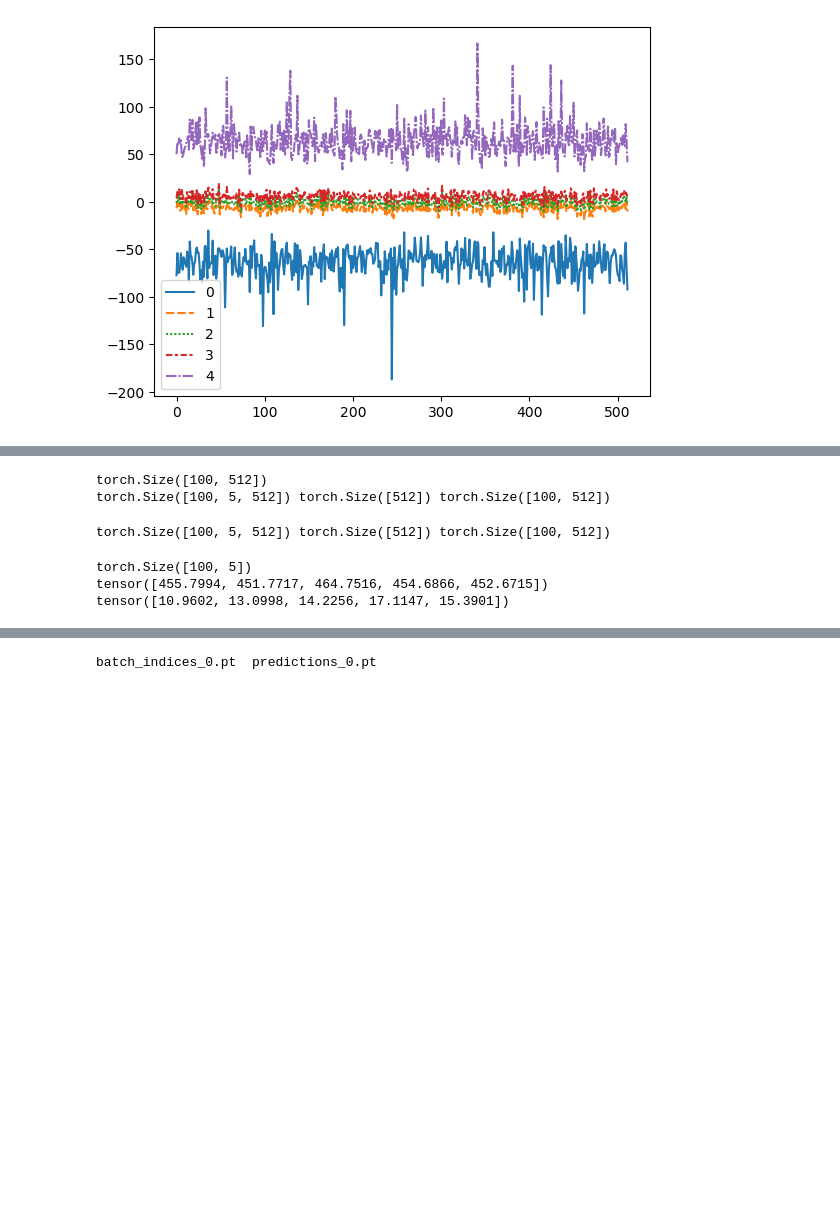
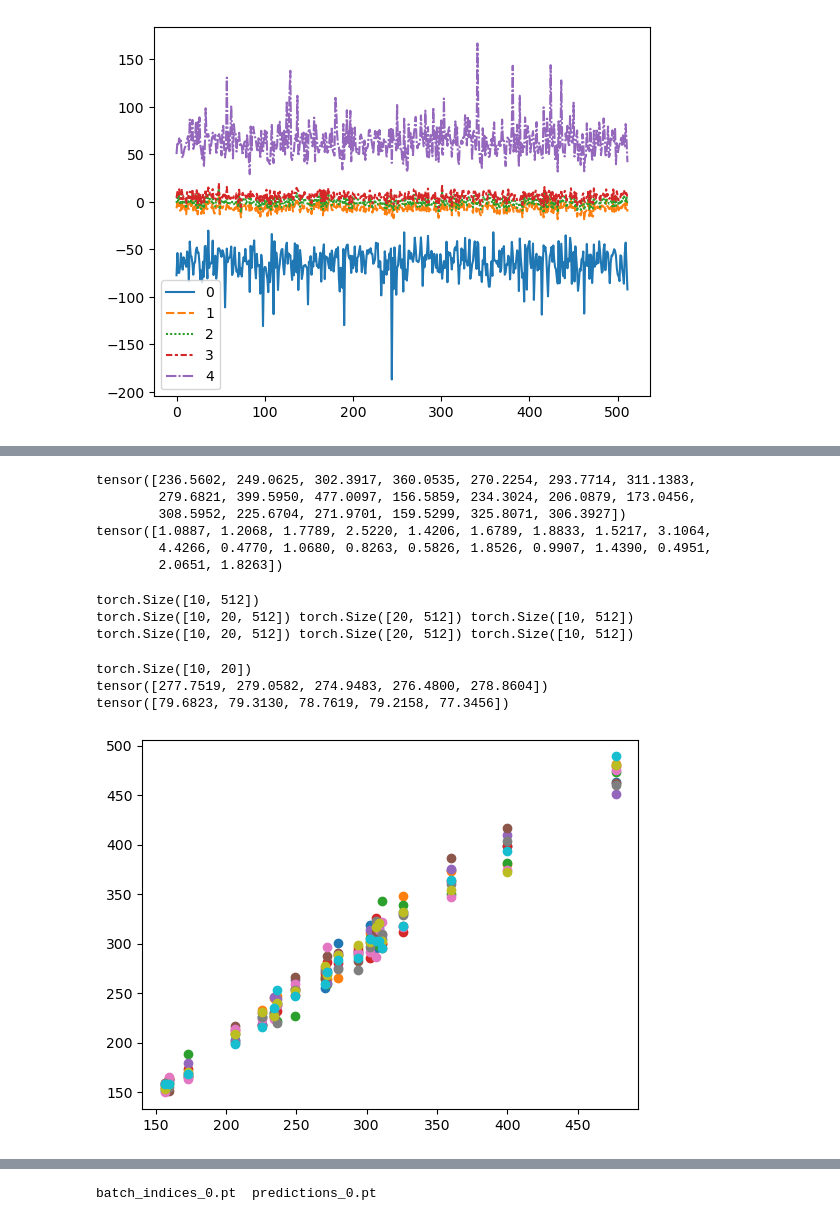
Before and after one commit to ishan-gaur/implicit-cell-model, a Jupyter notebook: var_interp.ipynb, the cells around one changed output, grey strips where cells are left out. Drawn from its saved outputs; the diff is of its cells as text; code cells hidden in the pictures; blank space fills up the shorter version.

```diff
--- a/var_interp.ipynb
+++ b/var_interp.ipynb
@@ -13,9 +13,8 @@ from LightningModules import AutoEncoder, FUCCIDataModule
 import lightning.pytorch as pl
 from lightning.pytorch.callbacks import BasePredictionWriter
 # %%
-scale = 0.5
 samples_ct = 10
-replicates = 10
+replicates = 20
 save_path = Path("/data/ishang/nb_data/")
 data_path = Path("/data/ishang/Fucci-dataset-v3_filtered/")
 model_path = Path("/data/ishang/fucci_vae/FUCCI_reference_VAE_2023_06_06_22_45/lightning_logs/461-3518881.75.ckpt")
@@ -83,34 +86,47 @@ tensor(308.4889) tensor(84.6833)
+# %%
+target_distances = torch.randn(replicates) * distance.std() + distance.mean()
+scale = torch.pow(target_distances, 2) / torch.sum(mu.var(dim=0))
+print(target_distances)
+print(scale)
+# %% [output]
+tensor([236.5602, 249.0625, 302.3917, 360.0535, 270.2254, 293.7714, 311.1383,
+        279.6821, 399.5950, 477.0097, 156.5859, 234.3024, 206.0879, 173.0456,
+        308.5952, 225.6704, 271.9701, 159.5299, 325.8071, 306.3927])
+tensor([1.0887, 1.2068, 1.7789, 2.5220, 1.4206, 1.6789, 1.8833, 1.5217, 3.1064,
+        4.4266, 0.4770, 1.0680, 0.8263, 0.5826, 1.8526, 0.9907, 1.4390, 0.4951,
+        2.0651, 1.8263])
 # %%
 sample_indices = np.random.choice(len(dataset), samples_ct, replace=False)
 sample_mu = mu[sample_indices]
-emp_std = sample_mu.std(dim=0) / scale
+emp_std = torch.pow(scale[:, None] * mu.var(dim=0)[None, :], 0.5)
 
 print(sample_mu.shape)
 
-eps_shape = [sample_mu.shape[0], replicates, sample_mu.shape[1]] # 5 samples per example data point
+eps_shape = [samples_ct, replicates, latent_dim] # 5 samples per example data point
 # for d in sample_mu.shape:
 #     eps_shape.append(d)
 
 eps = torch.randn(eps_shape)
 print(eps.shape, emp_std.shape, sample_mu.shape)
-samples = eps[:, :, :] * emp_std[None, None, :] + sample_mu[:, None, :]
+samples = eps[:, :, :] * emp_std[None, :, :] + sample_mu[:, None, :]
+print(samples.shape, emp_std.shape, sample_mu.shape)
 # %% [output]
-torch.Size([100, 512])
-torch.Size([100, 5, 512]) torch.Size([512]) torch.Size([100, 512])
+torch.Size([10, 512])
+torch.Size([10, 20, 512]) torch.Size([20, 512]) torch.Size([10, 512])
+torch.Size([10, 20, 512]) torch.Size([20, 512]) torch.Size([10, 512])
-# %%
-print(samples.shape, emp_std.shape, sample_mu.shape)
-# %% [output]
-torch.Size([100, 5, 512]) torch.Size([512]) torch.Size([100, 512])
 # %%
 sample_diff = (samples[:, :, :] - sample_mu[:, None, :]).squeeze()
 sample_diff = torch.linalg.vector_norm(sample_diff, dim=2)
 print(sample_diff.shape)
 print(torch.mean(sample_diff, dim=1)[:5])
 print(torch.std(sample_diff, dim=1)[:5])
+for i in range(samples_ct):
+    plt.scatter(target_distances, sample_diff[i, :])
 # %% [output]
-torch.Size([100, 5])
-tensor([455.7994, 451.7717, 464.7516, 454.6866, 452.6715])
-tensor([10.9602, 13.0998, 14.2256, 17.1147, 15.3901])
+torch.Size([10, 20])
+tensor([277.7519, 279.0582, 274.9483, 276.4800, 278.8604])
+tensor([79.6823, 79.3130, 78.7619, 79.2158, 77.3456])
+[figure, added]
 # %%
 samples = samples.reshape(-1, samples.shape[-1])
 # samples = torch.stack([samples, samples], dim=1)
```
Also changed, not shown: parts of 6 cells of this notebook.
